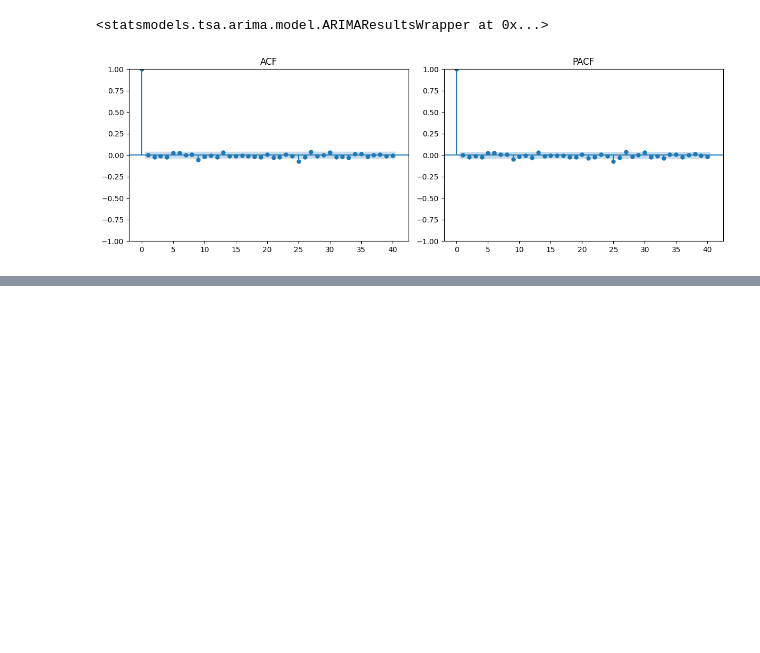
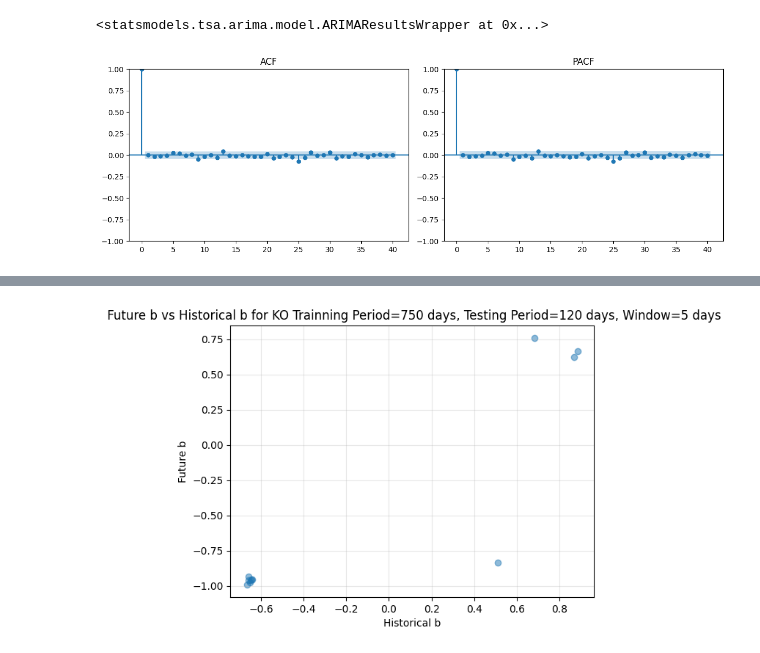
Before and after one commit to phawatboom/Capital-compass, a Jupyter notebook: Data Analysis/strategy_1_find_b.ipynb, the cells around one changed output, grey strips where cells are left out. Saved outputs shown, nothing was run; the diff lists cells and outputs as text; code cells hidden in the pictures; blank space fills up the shorter version.

```diff
--- a/Data Analysis/strategy_1_find_b.ipynb
+++ b/Data Analysis/strategy_1_find_b.ipynb
@@ -167,3 +169,90 @@ returns = np.log(stock).diff().dropna()   # or stock.pct_change().dropna()
 plot_acf_pacf(returns)
 # %% [output]
 [figure]
+# %%
+def get_stock_return(stock_ticker, window):
+    stock = df[stock_ticker]
+    prices = stock.iloc[::window]
+    returns = np.log(prices).diff().dropna()
+    return returns
+
+
+def check_coefficients_significance(model, alpha=0.05, lb_lags=[1]):
+    model_params = model.params
+    model_pvalues = model.pvalues
+
+    b_coef = model_params.get('ar.L1')
+    b_pvalue = model_pvalues.get('ar.L1')
+
+    residual = model.resid
+    lb = acorr_ljungbox(residual, lags=lb_lags, return_df=True)
+    lb_pvalues = lb['lb_pvalue']
+
+    # Check if residuals are white noise
+    for p_value in lb_pvalues:
+        if p_value < alpha:
+            return None  # Residuals are not white noise
+
+    # Check if coefficient is statistically significant
+    if b_pvalue is not None and b_pvalue < alpha:
+        return b_coef
+    else:
+        return None # Coefficient is not statistically significant
+
+def plot_b_lagged_b(train_b, test_b):
+
+    plt.scatter(train_b, test_b, alpha=0.5)
+    plt.xlabel(f"Historical b")
+    plt.ylabel("Future b")
+    plt.title(f" Future b vs Historical b for KO Trainning Period=750 days, Testing Period=120 days, Window=5 days")
+    plt.grid(True, alpha=0.3)
+    plt.show()
+
+
+def historical_b(stock_ticker, trainning_period, testing_period, window, ARIMA_order=(1,0,1), p_value_threshold=0.05):
+
+    historical_b_values = []
+    # Get returns in the desired window, e.g 1-day, 5-day, etc.
+    returns = get_stock_return(stock_ticker, window)
+
+    # Calculate number of days for training and testing sets, e.g if window=5, 60 days = 12 data points
+    training_days = trainning_period // window
+    testing_days = testing_period // window
+
+    lb_lags = [1]
+    for i in range(5, min(testing_days, training_days), 5):
+        lb_lags.append(i)
+
+
+    for start in range(0, len(returns) - testing_days - training_days + 1):
+        train_period_returns = returns.iloc[start: start + training_days]
+        test_period_returns = returns.iloc[start + training_days: start + training_days + testing_days]
+
+        training_model = ARIMA(train_period_returns, order=ARIMA_order).fit()
+        training_b_coef = check_coefficients_significance(training_model, alpha=p_value_threshold, lb_lags=lb_lags)
+
+        testing_model = ARIMA(test_period_returns, order=ARIMA_order).fit()
+        testing_b_coef = check_coefficients_significance(testing_model, alpha=p_value_threshold, lb_lags=lb_lags)
+
+        if training_b_coef is not None and testing_b_coef is not None:
+            date = test_period_returns.index[-1]
+
+            historical_b_values.append({
+                "date": date,
+                "train_b": training_b_coef,
+                "test_b": testing_b_coef,
+            })
+
+    if not historical_b_values:
+        print("No significant b coefficients found in any period.")
+        return pd.DataFrame()
+
+    return pd.DataFrame(historical_b_values).set_index("date").sort_index()
+
+
+
+vz_b = historical_b_values = historical_b(stock_ticker="KO UN", trainning_period=750, testing_period=120, window=5, ARIMA_order=(1,0,1), p_value_threshold=0.05)
+train_b = vz_b['train_b']
+test_b = vz_b['test_b']
+plot_b_lagged_b(train_b, test_b)
+# %% [output]
@@ -169,0 +260 @@ plot_acf_pacf(returns)
+[figure, added]
```
Also changed, not shown: parts of 3 cells of this notebook.
